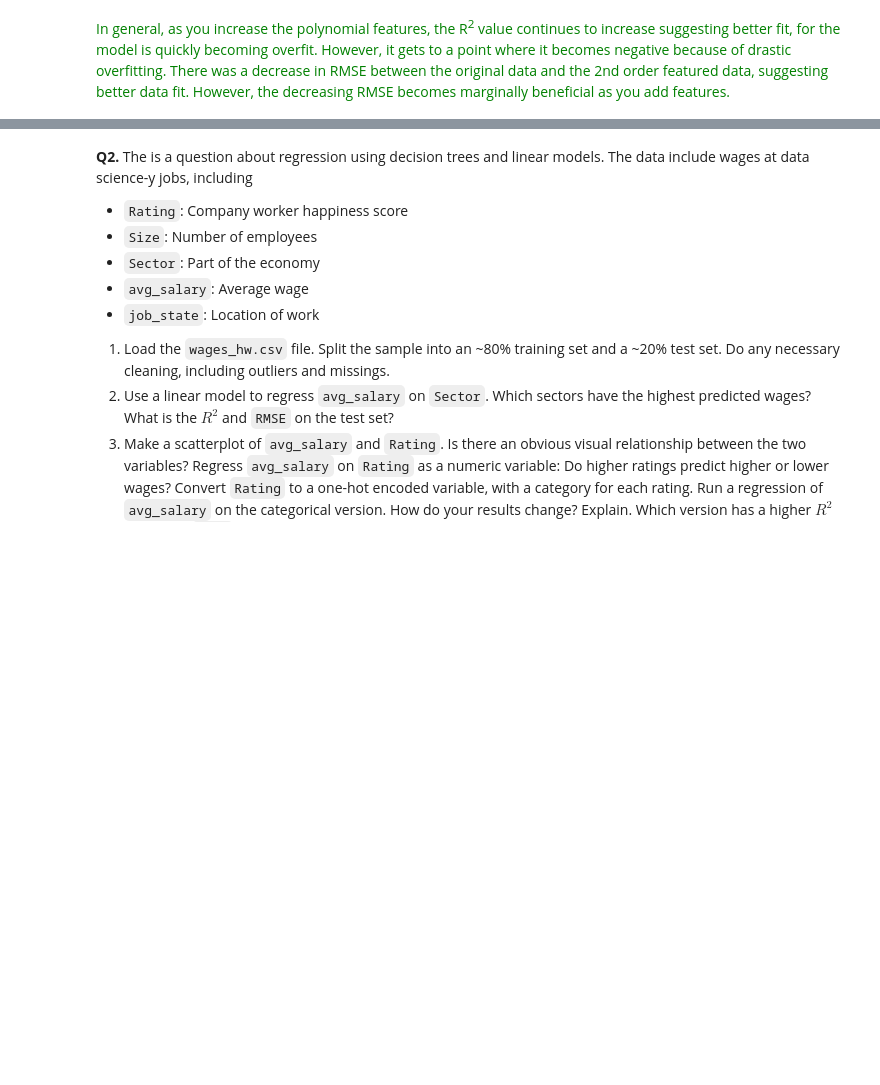
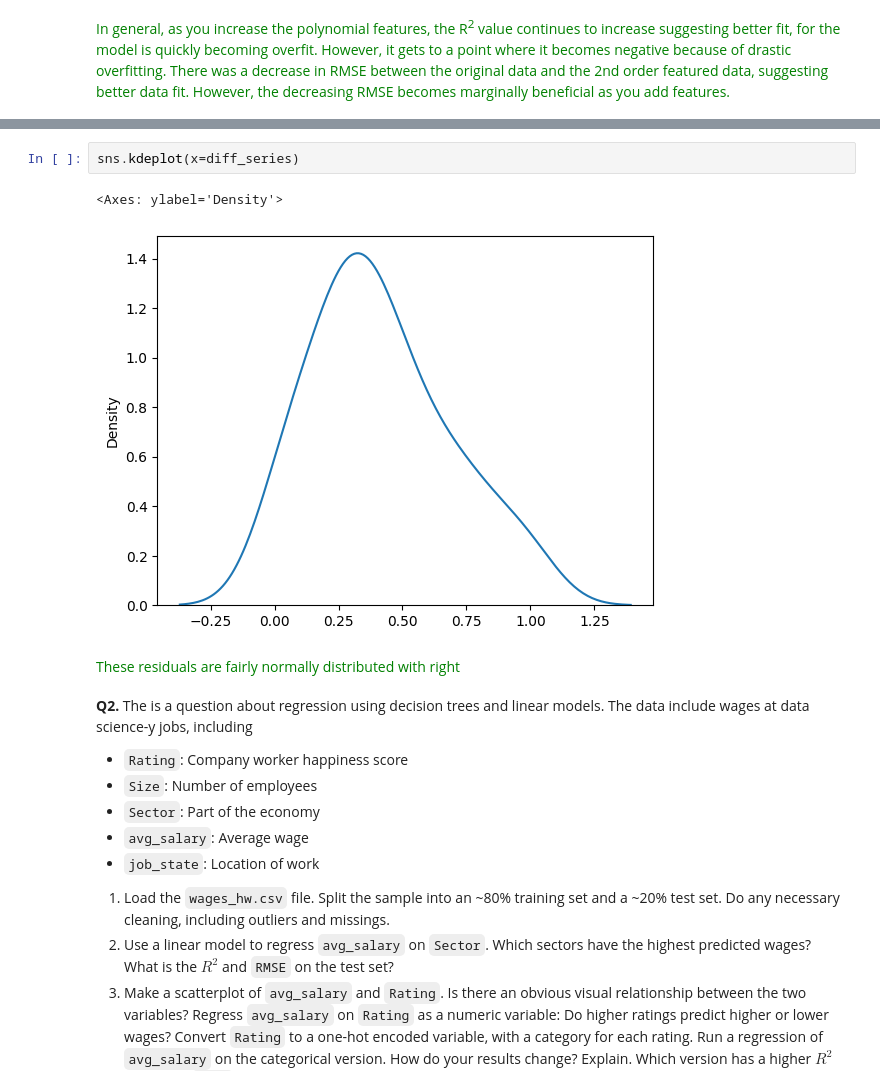
Before and after one commit to Monty-2003/assignment4, a Jupyter notebook: assignment4.ipynb, the cells around one changed output, grey strips where cells are left out. Drawn from its saved outputs; the diff is of its cells as text; blank space fills up the shorter version.

```diff
--- a/assignment4.ipynb
+++ b/assignment4.ipynb
@@ -310,3 +339,12 @@ In general, as you increase the polynomial features, the R<sup>2</sup> value con
+# %%
+sns.kdeplot(x=diff_series)
+# %% [output]
+<Axes: ylabel='Density'>
+[figure, added]
+# %% [markdown]
+<font color="green">
+These residuals are fairly normally distributed with right
+</font>
 # %% [markdown]
 **Q2.** The is a question about regression using decision trees and linear models. The data include wages at data science-y jobs, including
 
```
Also changed, not shown: parts of 10 cells of this notebook.
